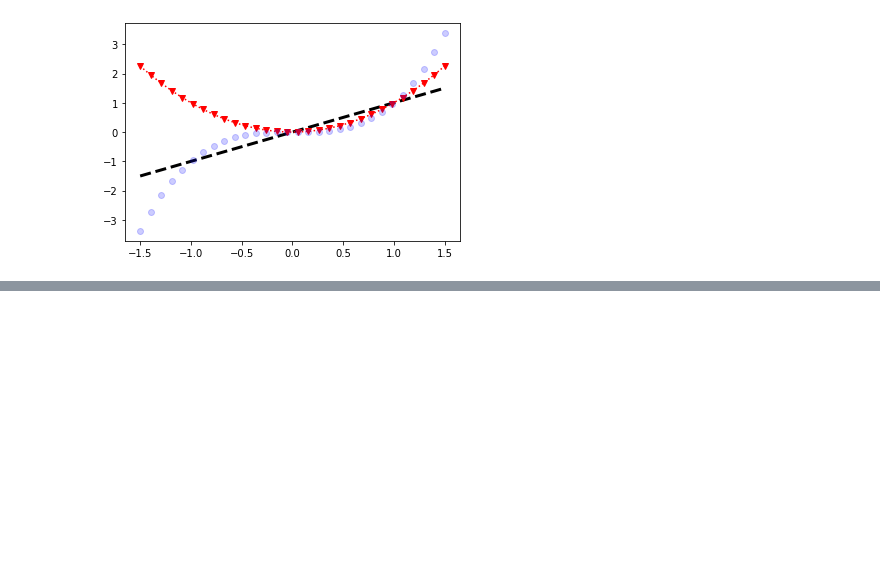
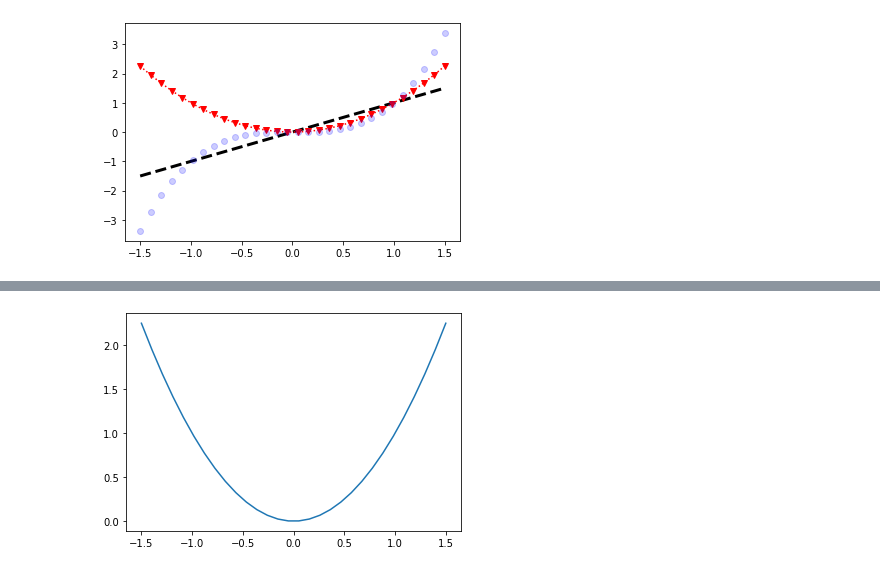
Before and after one commit to Lpshkn/Tutors, a Jupyter notebook: Matplotlib/Introducing.ipynb, the cells around one changed output, grey strips where cells are left out. Saved outputs shown, nothing was run; the diff lists cells and outputs as text; code cells hidden in the pictures; blank space fills up the shorter version.

Commit message:
Add saving a figure

```diff
--- a/Matplotlib/Introducing.ipynb
+++ b/Matplotlib/Introducing.ipynb
@@ -163,0 +176,6 @@ plt.show()
+# %%
+x = np.linspace(-1.5, 1.5, 30)
+plt.plot(x, x**2)
+plt.savefig('fig.png', dpi=100, transparent=True)
+# %% [output]
+[figure, added]
```
Also changed, not shown: parts of 2 cells of this notebook.
